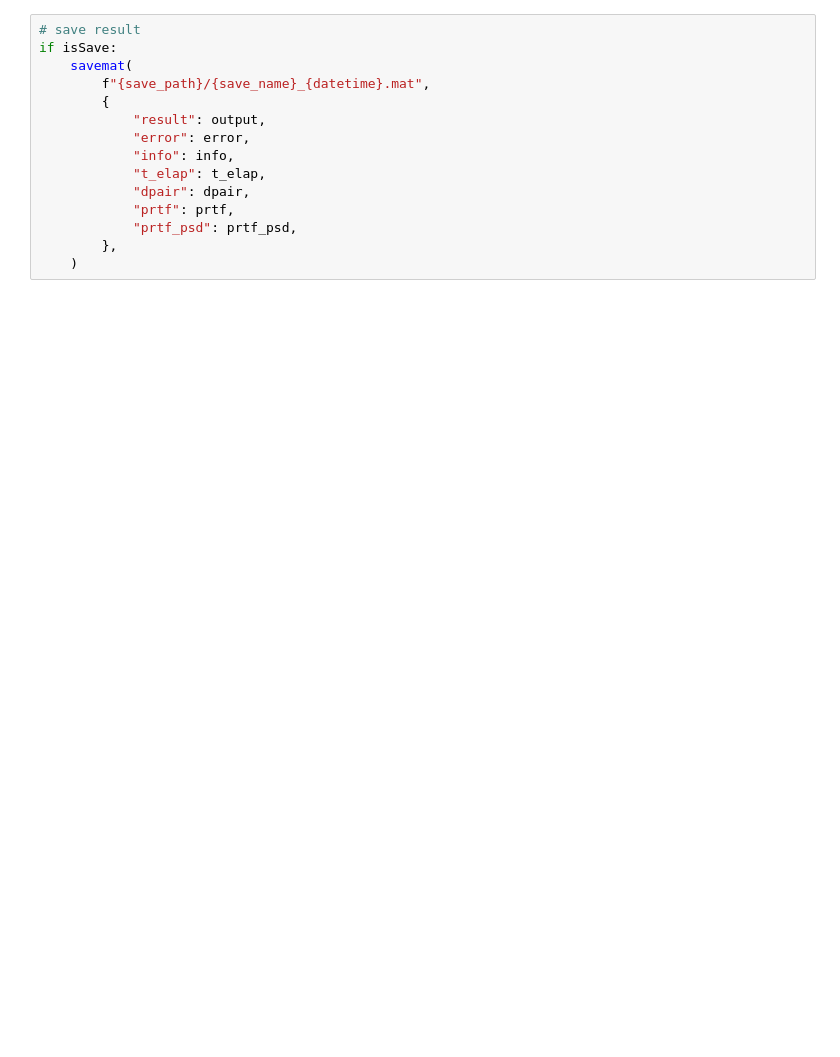
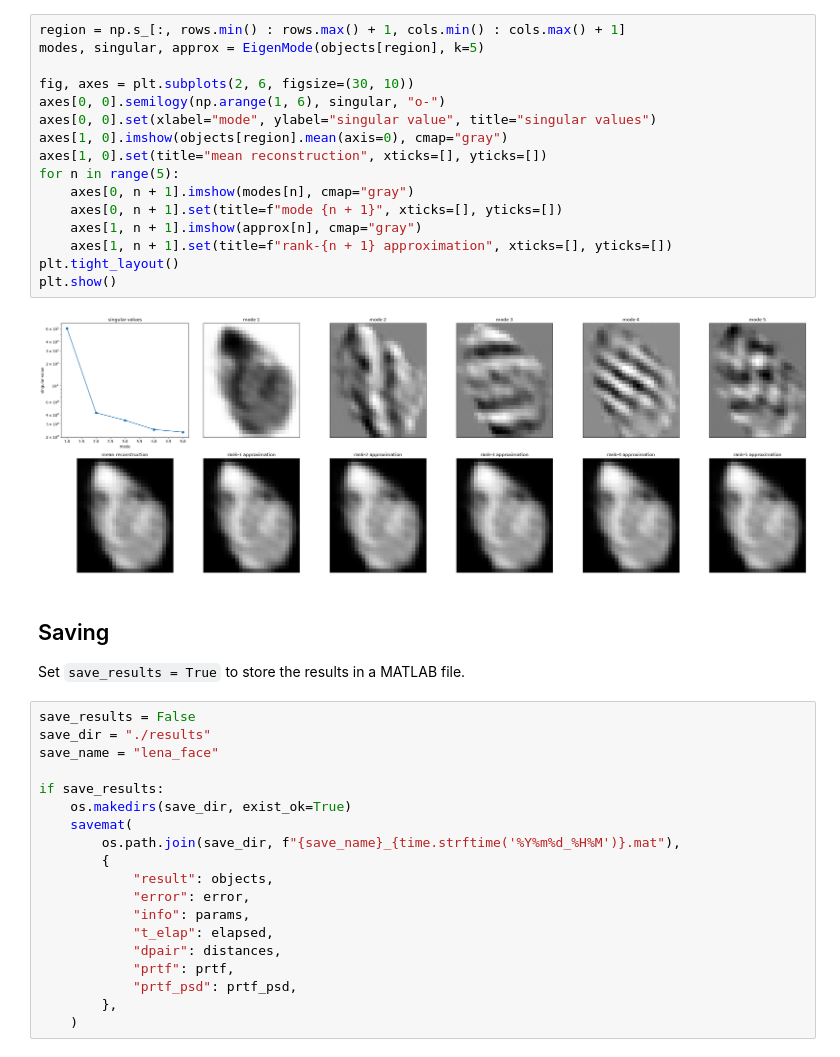
Before and after one commit to sungyun98/PhaseRetrieval, a Jupyter notebook: demo.ipynb, the cells around one changed output. Drawn from its saved outputs; the diff is of its cells as text; blank space fills up the shorter version.

```diff
--- a/demo.ipynb
+++ b/demo.ipynb
@@ -300,14 +202,40 @@ plt.show()
+# %%
+region = np.s_[:, rows.min() : rows.max() + 1, cols.min() : cols.max() + 1]
+modes, singular, approx = EigenMode(objects[region], k=5)
+
+fig, axes = plt.subplots(2, 6, figsize=(30, 10))
+axes[0, 0].semilogy(np.arange(1, 6), singular, "o-")
+axes[0, 0].set(xlabel="mode", ylabel="singular value", title="singular values")
+axes[1, 0].imshow(objects[region].mean(axis=0), cmap="gray")
+axes[1, 0].set(title="mean reconstruction", xticks=[], yticks=[])
+for n in range(5):
+    axes[0, n + 1].imshow(modes[n], cmap="gray")
+    axes[0, n + 1].set(title=f"mode {n + 1}", xticks=[], yticks=[])
+    axes[1, n + 1].imshow(approx[n], cmap="gray")
+    axes[1, n + 1].set(title=f"rank-{n + 1} approximation", xticks=[], yticks=[])
+plt.tight_layout()
+plt.show()
+# %% [output]
+[figure, added]
+# %% [markdown]
+## Saving
+
+Set `save_results = True` to store the results in a MATLAB file.
 # %%
-# save result
-if isSave:
+save_results = False
+save_dir = "./results"
+save_name = "lena_face"
+
+if save_results:
+    os.makedirs(save_dir, exist_ok=True)
     savemat(
-        f"{save_path}/{save_name}_{datetime}.mat",
+        os.path.join(save_dir, f"{save_name}_{time.strftime('%Y%m%d_%H%M')}.mat"),
         {
-            "result": output,
+            "result": objects,
             "error": error,
-            "info": info,
-            "t_elap": t_elap,
-            "dpair": dpair,
+            "info": params,
+            "t_elap": elapsed,
+            "dpair": distances,
             "prtf": prtf,
             "prtf_psd": prtf_psd,
         },
```
Also changed, not shown: parts of 23 cells of this notebook, 1 other file.
